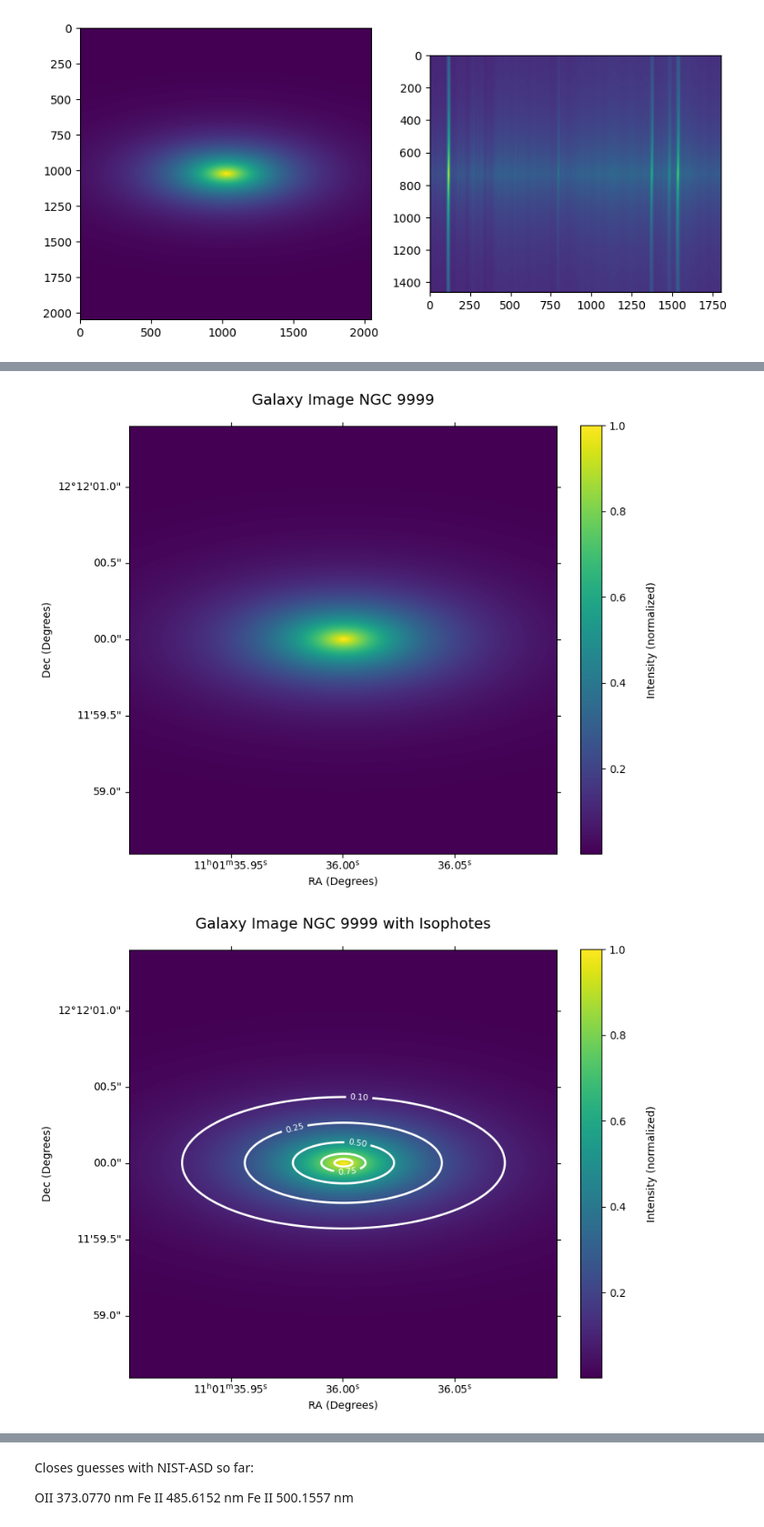
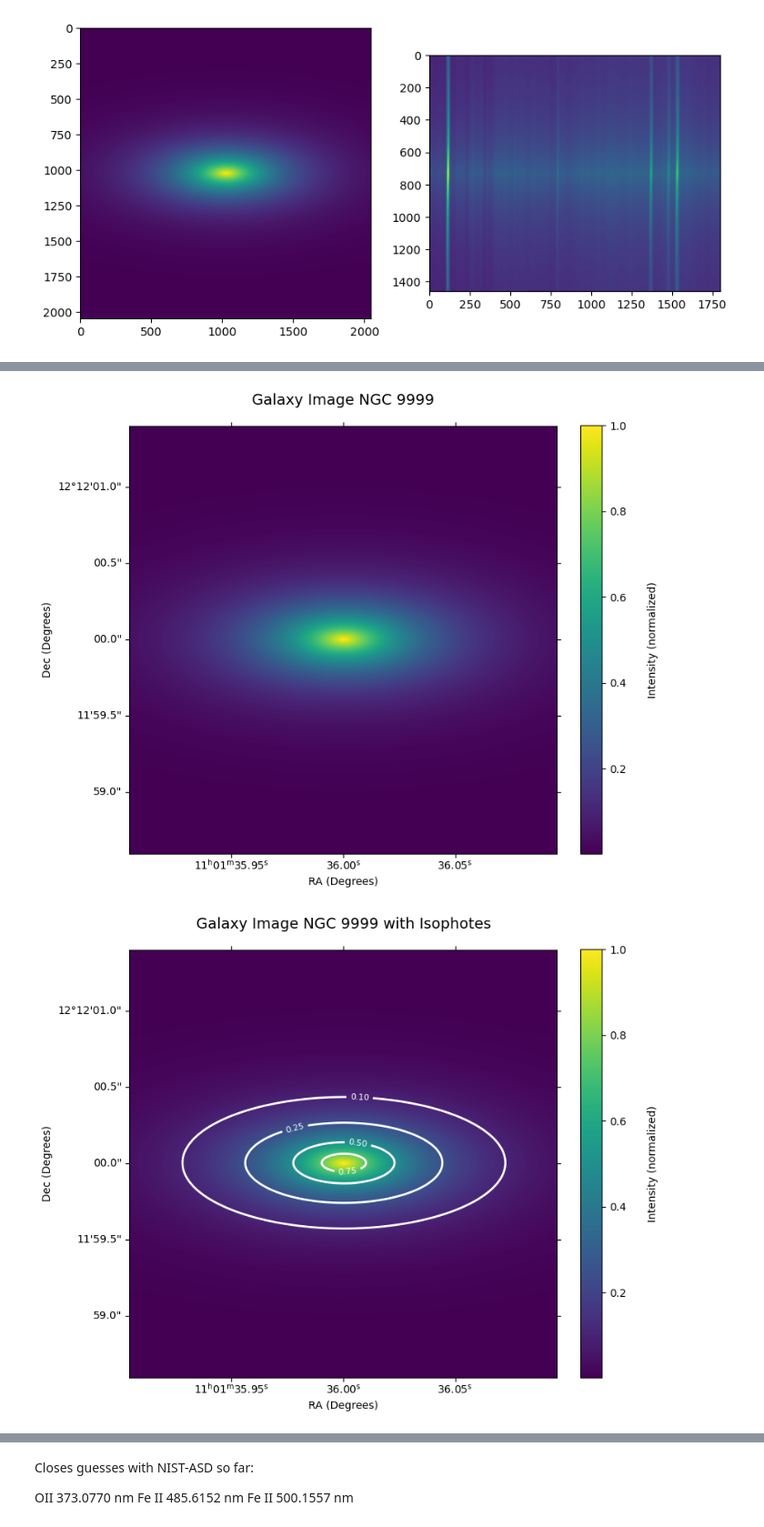
Before and after one commit to B0whunt3r21/AstroPrak, a Jupyter notebook: Galax_Spect/Galax_Spect.ipynb, the cells around one changed output, grey strips where cells are left out. Shown at 91% size. Drawn from its saved outputs; the diff is of its cells as text; code cells hidden in the pictures.

```diff
--- a/Galax_Spect/Galax_Spect.ipynb
+++ b/Galax_Spect/Galax_Spect.ipynb
@@ -98,7 +98,7 @@ cbarIMG = plt.colorbar(caxIMG, ax=ax, label='Intensity (normalized)', fraction=0
 
 cbarIMG.set_label('Intensity (normalized)', labelpad=20)
 
-levelsIMG = [0.1, 0.25, 0.5, 0.75, 0.9]
+levelsIMG = [0.1, 0.25, 0.5, 0.75]
 contoursIMG = ax.contour(IMG_normalized, levels=levelsIMG, colors='white', linewidths=2)
 
 ax.clabel(contoursIMG, inline=True, fontsize=8)
@@ -132,33 +132,33 @@ ax = fig.add_subplot(111, projection=wcsIMG)
 caxIMG = ax.imshow(IMG_normalized, cmap='viridis', origin='lower', interpolation='nearest')
 
 cbarIMG = plt.colorbar(caxIMG, ax=ax, label='Intensity (normalized)', fraction=0.0453)
 
 cbarIMG.set_label('Intensity (normalized)', labelpad=20)
 
-levelsIMG = [0.1, 0.25, 0.5, 0.75, 0.9]
+levelsIMG = [0.1, 0.25, 0.5, 0.75]
 contoursIMG = ax.contour(IMG_normalized, levels=levelsIMG, colors='white', linewidths=2)
 
 ax.clabel(contoursIMG, inline=True, fontsize=8)
 
 ax.add_patch(slit_rect)
 
 label = 'Long Slit'
 ax.text(
     slit_x_Start + slit_width_pixels * 12,
     slit_y_Start - slit_width_pixels * 4,
     label,
     color='red',
     fontsize=8,
     ha='center',
     va='top'
 )
 
 ax.set_xlabel('RA (Degrees)')
 ax.set_ylabel('Dec (Degrees)')
 
 ax.set_title('Galaxy Image with Isophotes and Long Slit', fontsize=14, pad=20)
 
 plt.show()
 # %% [output]
-[figure, old version]
+[figure, new version]
-[figure, old version]
+[figure, new version]
```
Also changed, not shown: parts of 6 cells of this notebook.
